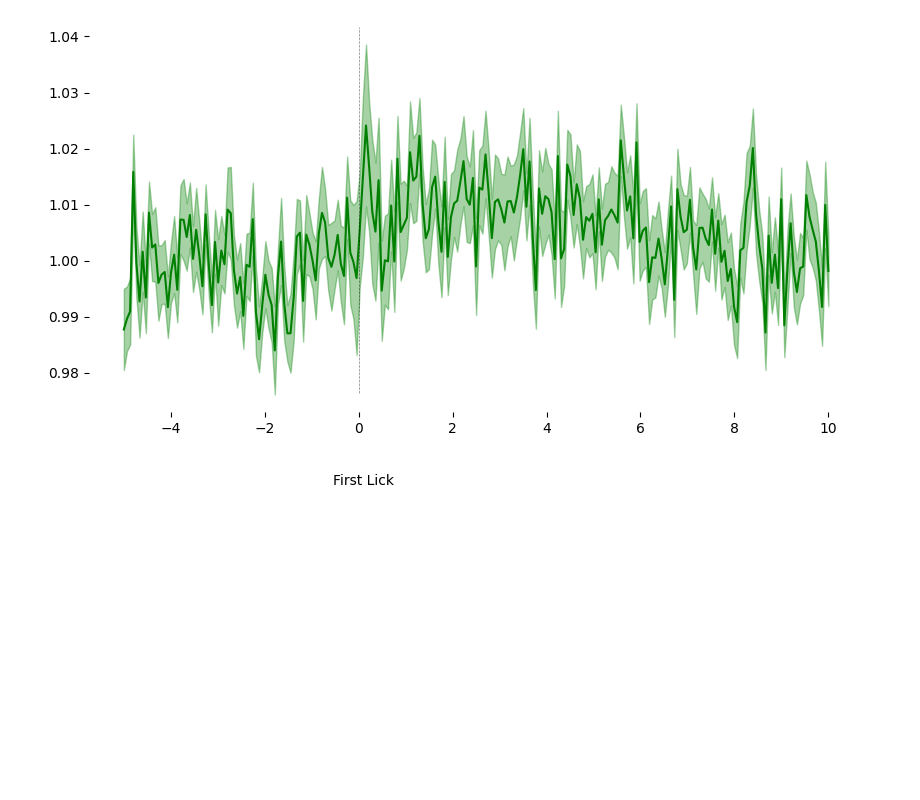
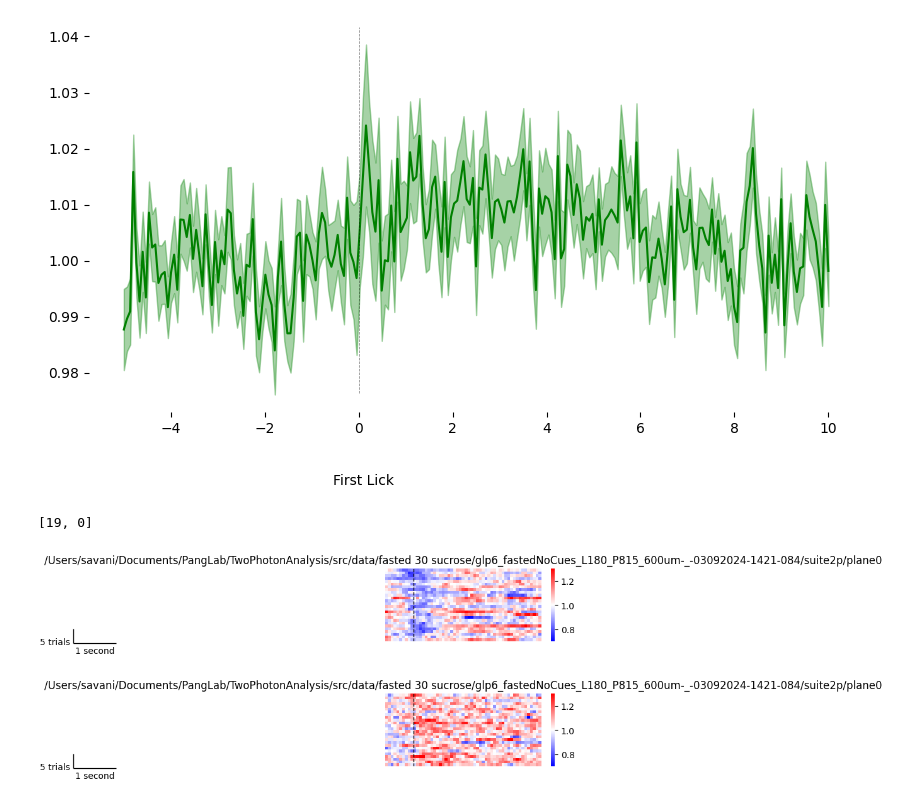
Before and after one commit to RohanSavani/PVN_GLP1R_2P, a Jupyter notebook: src/notebooks/single_rec_viz.ipynb, the cells around one changed output. Saved outputs shown, nothing was run; the diff lists cells and outputs as text; code cells hidden in the pictures; blank space fills up the shorter version.

```diff
--- a/src/notebooks/single_rec_viz.ipynb
+++ b/src/notebooks/single_rec_viz.ipynb
@@ -195,3 +195,51 @@ Text(-0.55, 0.96, 'First Lick')
 [figure]
 # %%
 plt.close('all')
+# %%
+path = '/Users/savani/Documents/PangLab/TwoPhotonAnalysis/src/data/fasted 30 sucrose/glp6_fastedNoCues_L180_P815_600um-_-03092024-1421-084/suite2p/plane0'
+matfile = os.path.join(path, 'behaviordata.mat')
+# Load data
+f, iscell, ops = p2p.load_s2p_data(path)
+filt_f = p2p.filter_cells(f, iscell)
+filt_f_reshaped = p2p.reshape_data(filt_f)
+filt_f_norm = p2p.normalize_data(filt_f_reshaped)
+
+# Process behavior data
+bout_start, bout_end, bout_start_frames, bout_end_frames = behav.og_lickprocessing(matfile)
+successful_trial_idx = [i for i, x in enumerate(bout_start) if (x > 0) & (x < 5000)]
+successful_bout_start_frames = bout_start_frames[successful_trial_idx]
+
+# Combine lick data with imaging data
+successful_filt_f = filt_f_norm[:, successful_trial_idx, :]
+filt_f_aligned = p2p.align_2p_to_licks(successful_filt_f, successful_bout_start_frames)
+
+# Get baseline data
+baseline_data = p2p.get_baseline_filt_f(successful_filt_f)
+
+# Average across trials
+avg_f = p2p.average_trials(filt_f_aligned)
+
+ascending_order = np.argsort(np.nanmean(avg_f[:, 75:105], axis=1))
+ascending_order = [19, 0]
+filt_f_ordered = filt_f_aligned[ascending_order,:, :]
+print(ascending_order)
+
+for cell in range(filt_f_ordered.shape[0]):
+    for k in range(filt_f_ordered.shape[1]):
+        filt_f_ordered[cell, k, :] = p2p.moving_average(filt_f_ordered[cell, k, :], 2)
+
+    fig, ax = plt.subplots(1, figsize=(4, 1.5))
+    sns.heatmap(filt_f_ordered[cell, :, :], ax = ax, vmin=0.7, vmax=1.3, cmap='bwr')
+    ax.set_xticks(np.arange(15, 255, 15)[::2])
+    ax.set_xticklabels((np.arange(15, 255, 15)/15).astype(int)[::2]-5)
+    ax.set_ylabel("ROI (Trial-Averaged)")
+    ax.set_xlabel("Time from First Lick")
+    ax.set_title(f"{path}")
+    ax.axvline(75, ymin=0.0, color='black', linewidth=1, linestyle='--', alpha=1)
+    ax.set_xlim(left = 65, right = 120)
+    sb = add_scalebar(ax, matchx=False, sizex=1*15, labelx='1 second', matchy=False, sep=4, sizey=-5, labely='5 trials',loc='lower left', bbox_to_anchor=(0, 0, 0.1, 0.4))
+    # fig.savefig(os.path.join(folder, os.listdir(folder)[0], 'suite2p', 'plane0', f'heatmap_cell{cell}_zoomed.pdf'), dpi=300)
+# %% [output]
+[19, 0]
+[figure, added]
+[figure, added]
```
Also changed, not shown: parts of 9 cells of this notebook, 12 other files.
